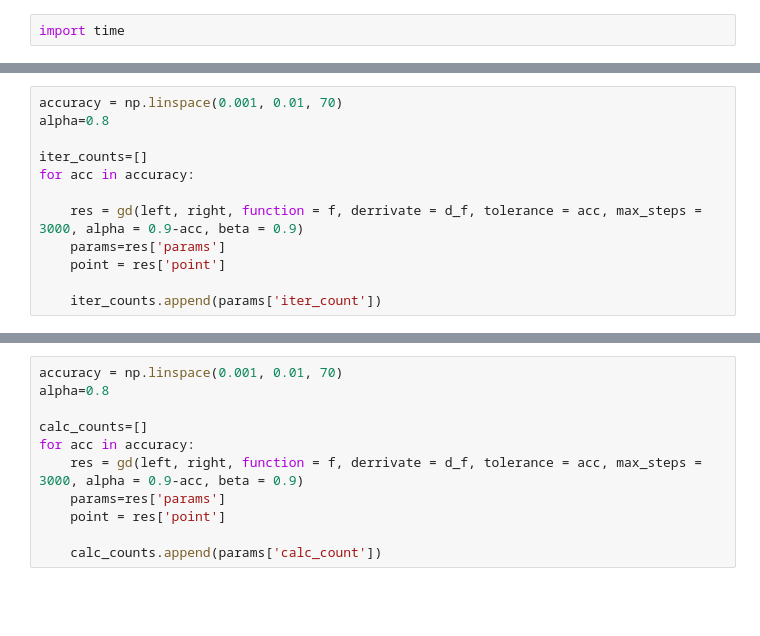
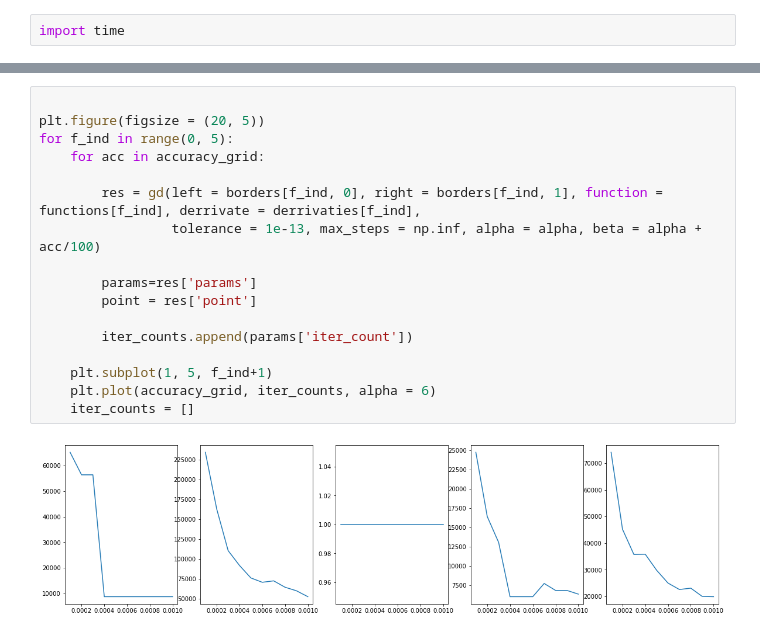
Before and after one commit to btnbrd/metopt, a Jupyter notebook: Goldstein.ipynb, the cells around one changed output, grey strips where cells are left out. Saved outputs shown, nothing was run; the diff lists cells and outputs as text; blank space fills up the shorter version.

```diff
--- a/Goldstein.ipynb
+++ b/Goldstein.ipynb
@@ -179,12 +180,0 @@ plt.plot(accuracy, times, alpha = 6)
-# %%
-accuracy = np.linspace(0.001, 0.01, 70)
-alpha=0.8
-
-iter_counts=[]
-for acc in accuracy:
-
-    res = gd(left, right, function = f, derrivate = d_f, tolerance = acc, max_steps = 3000, alpha = 0.9-acc, beta = 0.9)
-    params=res['params']
-    point = res['point']
-
-    iter_counts.append(params['iter_count'])
@@ -196,11 +181,19 @@ plt.plot(accuracy, iter_counts)
-# %%
-accuracy = np.linspace(0.001, 0.01, 70)
-alpha=0.8
-
-calc_counts=[]
-for acc in accuracy:
-    res = gd(left, right, function = f, derrivate = d_f, tolerance = acc, max_steps = 3000, alpha = 0.9-acc, beta = 0.9)
-    params=res['params']
-    point = res['point']
-
-    calc_counts.append(params['calc_count'])
+# %%
+
+plt.figure(figsize = (20, 5))
+for f_ind in range(0, 5):
+    for acc in accuracy_grid:
+
+        res = gd(left = borders[f_ind, 0], right = borders[f_ind, 1], function = functions[f_ind], derrivate = derrivaties[f_ind],
+                 tolerance = 1e-13, max_steps = np.inf, alpha = alpha, beta = alpha + acc/100)
+
+        params=res['params']
+        point = res['point']
+
+        iter_counts.append(params['iter_count'])
+
+    plt.subplot(1, 5, f_ind+1)
+    plt.plot(accuracy_grid, iter_counts, alpha = 6)
+    iter_counts = []
+# %% [output]
+[figure, added]
```
Also changed, not shown: parts of 15 cells of this notebook.
